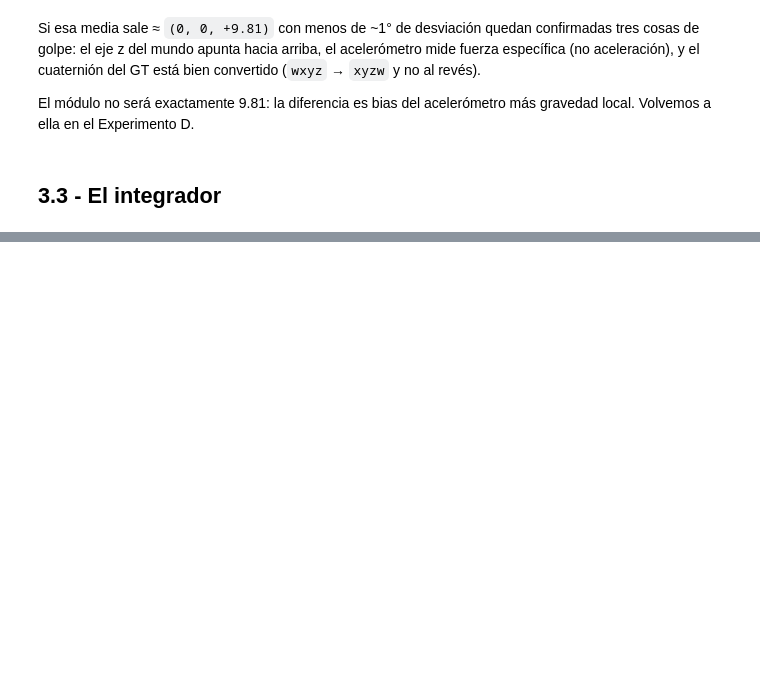
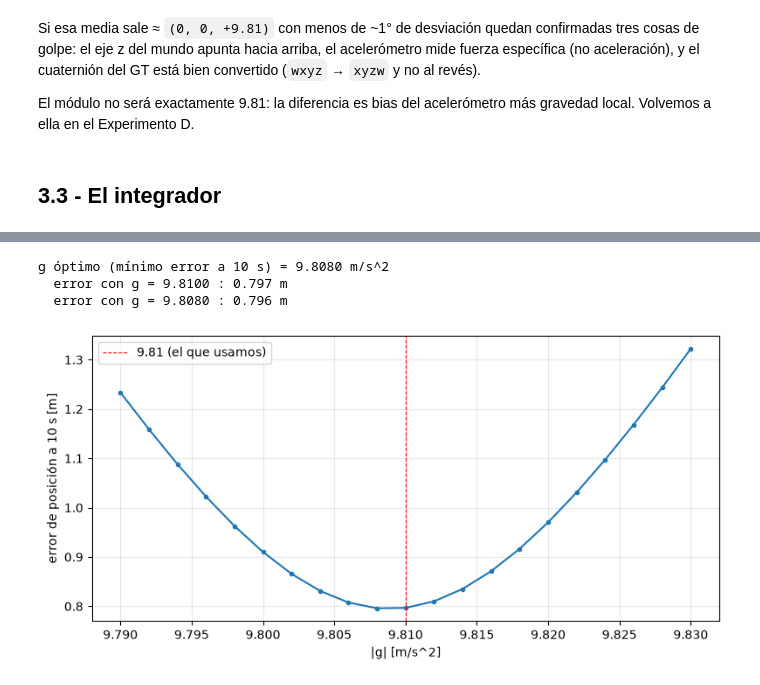
Before and after one commit to xibani/DRONdevoy, a Jupyter notebook: vio-euroc/notebooks/FASE3_dead_reckoning.ipynb, the cells around one changed output, grey strips where cells are left out. Drawn from its saved outputs; the diff is of its cells as text; code cells hidden in the pictures; blank space fills up the shorter version.

```diff
--- a/vio-euroc/notebooks/FASE3_dead_reckoning.ipynb
+++ b/vio-euroc/notebooks/FASE3_dead_reckoning.ipynb
@@ -399,0 +682,13 @@ def integrar_imu(t, w_m, a_m, p0, v0, R0, bg, ba,
+# %%
+print("\nperturbación de la actitud inicial:")
+for sigma_deg in (0.0, 0.5, 2.0):
+    finales = []
+    for _ in range(10 if sigma_deg > 0 else 1):
+        delta = rng.normal(size=3)
+        delta = delta / np.linalg.norm(delta) * np.radians(sigma_deg)
+        p_c, _, _ = integrar_imu(ts, w_ts, a_ts, p0, v0, R0 @ Exp(delta), bg0, ba0)
+        e = np.linalg.norm(p_c - p_gt_ts, axis=1)
+        finales.append(e[np.searchsorted(ts - ts[0], 10)])
+    print(f"  sigma_R0 = {sigma_deg:.1f}° -> error a 10 s = "
+          f"{np.mean(finales):6.3f} +- {np.std(finales):.3f} m   "
+          f"(predicción 0.5·g·sinδ·t² = {0.5*9.81*np.sin(np.radians(sigma_deg))*100:.2f} m)")
@@ -399,0 +728,25 @@ def integrar_imu(t, w_m, a_m, p0, v0, R0, bg, ba,
+# %%
+g_valores = np.linspace(9.79, 9.83, 21)
+errores_10 = []
+for g in g_valores:
+    p_g, _, _ = integrar_imu(ts, w_ts, a_ts, p0, v0, R0, bg0, ba0,
+                             g_w=np.array([0.0, 0.0, -g]))
+    e = np.linalg.norm(p_g - p_gt_ts, axis=1)
+    errores_10.append(e[np.searchsorted(ts - ts[0], 10)])
+errores_10 = np.array(errores_10)
+
+g_opt = g_valores[np.argmin(errores_10)]
+print(f"g óptimo (mínimo error a 10 s) = {g_opt:.4f} m/s^2")
+print(f"  error con g = 9.8100 : {errores_10[np.argmin(np.abs(g_valores-9.81))]:.3f} m")
+print(f"  error con g = {g_opt:.4f} : {errores_10.min():.3f} m")
+
+plt.figure(figsize=(8, 4))
+plt.plot(g_valores, errores_10, marker=".")
+plt.axvline(9.81, color="r", ls="--", lw=0.8, label="9.81 (el que usamos)")
+plt.xlabel("|g| [m/s^2]"); plt.ylabel("error de posición a 10 s [m]")
+plt.legend(); plt.grid(alpha=0.3); plt.tight_layout(); plt.show()
+# %% [output]
+g óptimo (mínimo error a 10 s) = 9.8080 m/s^2
+  error con g = 9.8100 : 0.797 m
+  error con g = 9.8080 : 0.796 m
+[figure, added]
```
Also changed, not shown: parts of 44 cells of this notebook.
